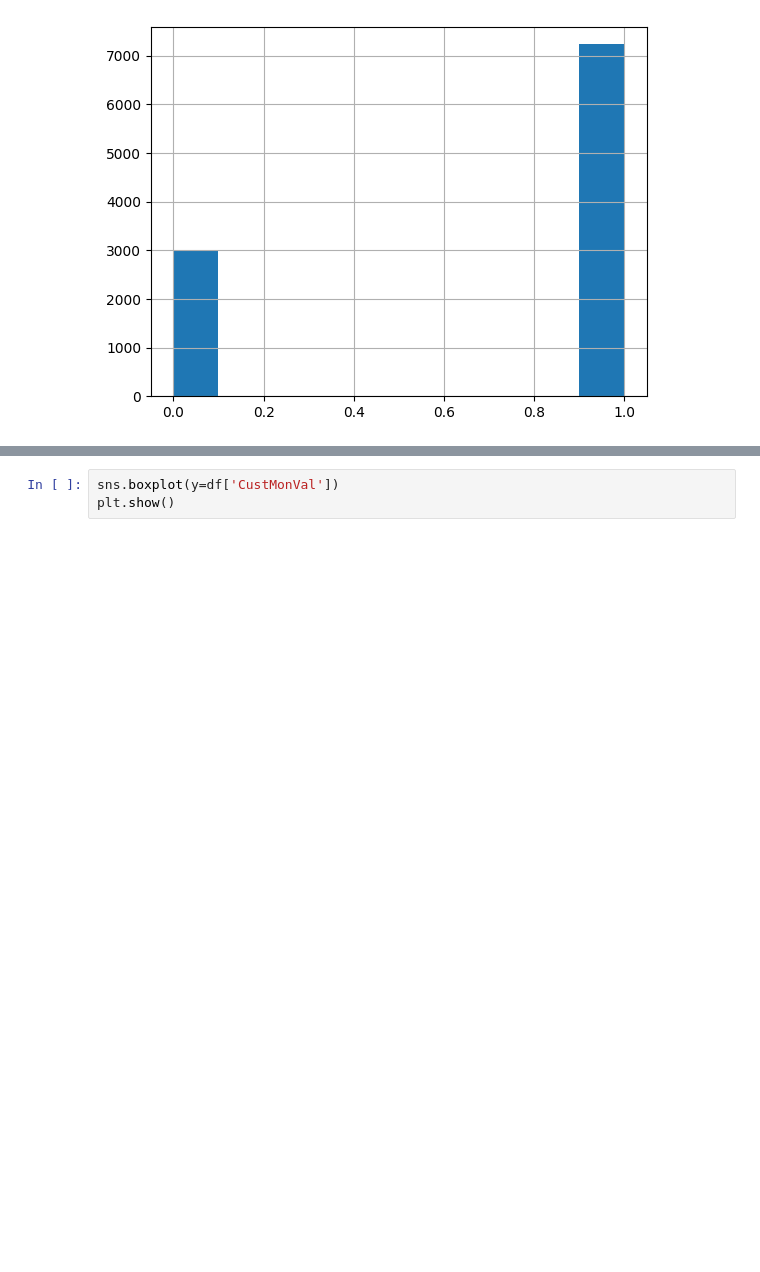
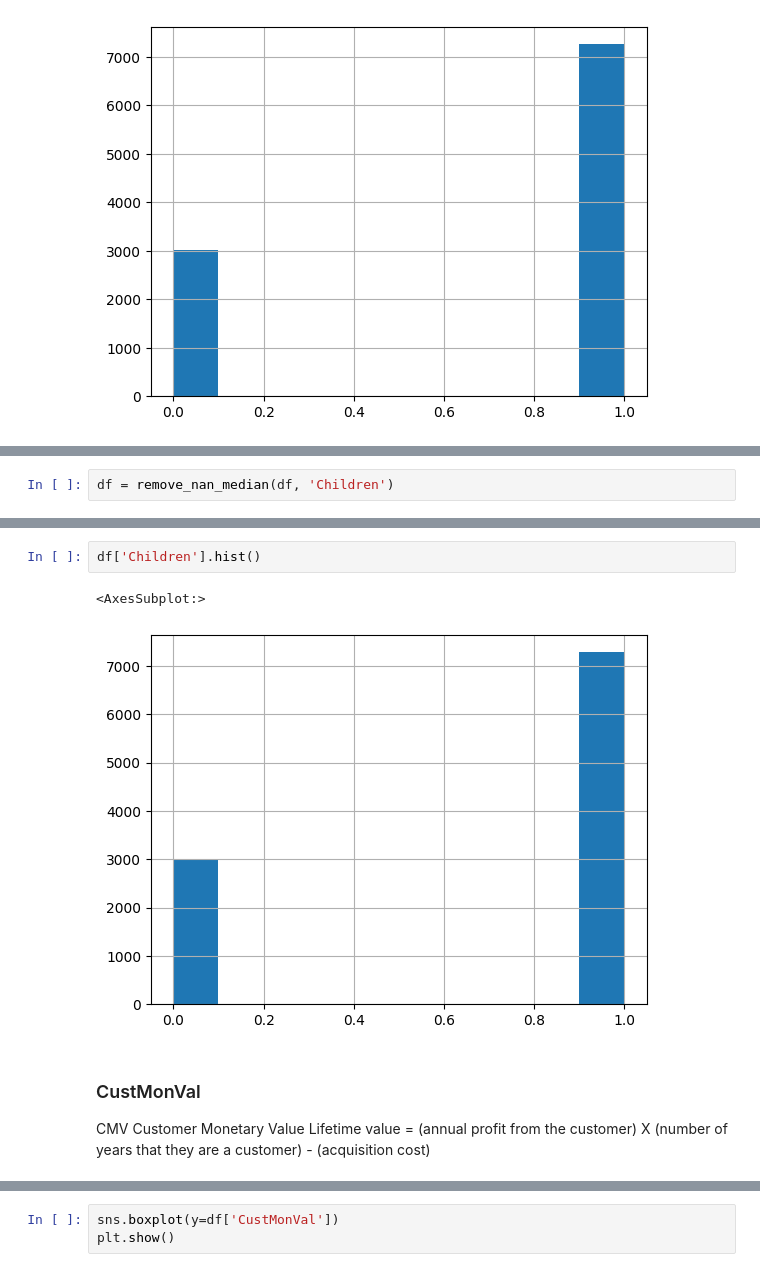
Before and after one commit to joicepreuss/DataMiningHMW--A2ZInsurance, a Jupyter notebook: A2ZInsurance.ipynb, the cells around one changed output, grey strips where cells are left out. Saved outputs shown, nothing was run; the diff lists cells and outputs as text; blank space fills up the shorter version.

```diff
--- a/A2ZInsurance.ipynb
+++ b/A2ZInsurance.ipynb
@@ -451,0 +493,2 @@ df['Children'].hist()
+# %%
+df = remove_nan_median(df, 'Children')
@@ -452,3 +513,12 @@ df['Children'].hist()
+# %%
+df['Children'].hist()
+# %% [output]
+<AxesSubplot:>
+[figure, added]
+# %% [markdown]
+### CustMonVal
+CMV Customer Monetary Value
+Lifetime value = (annual profit from the customer) X (number of years that they are a customer) - (acquisition cost)
 # %%
 print_metrics(df, 'CustMonVal', 'Before')
 # %% [output]
```
Also changed, not shown: parts of 20 cells of this notebook.
